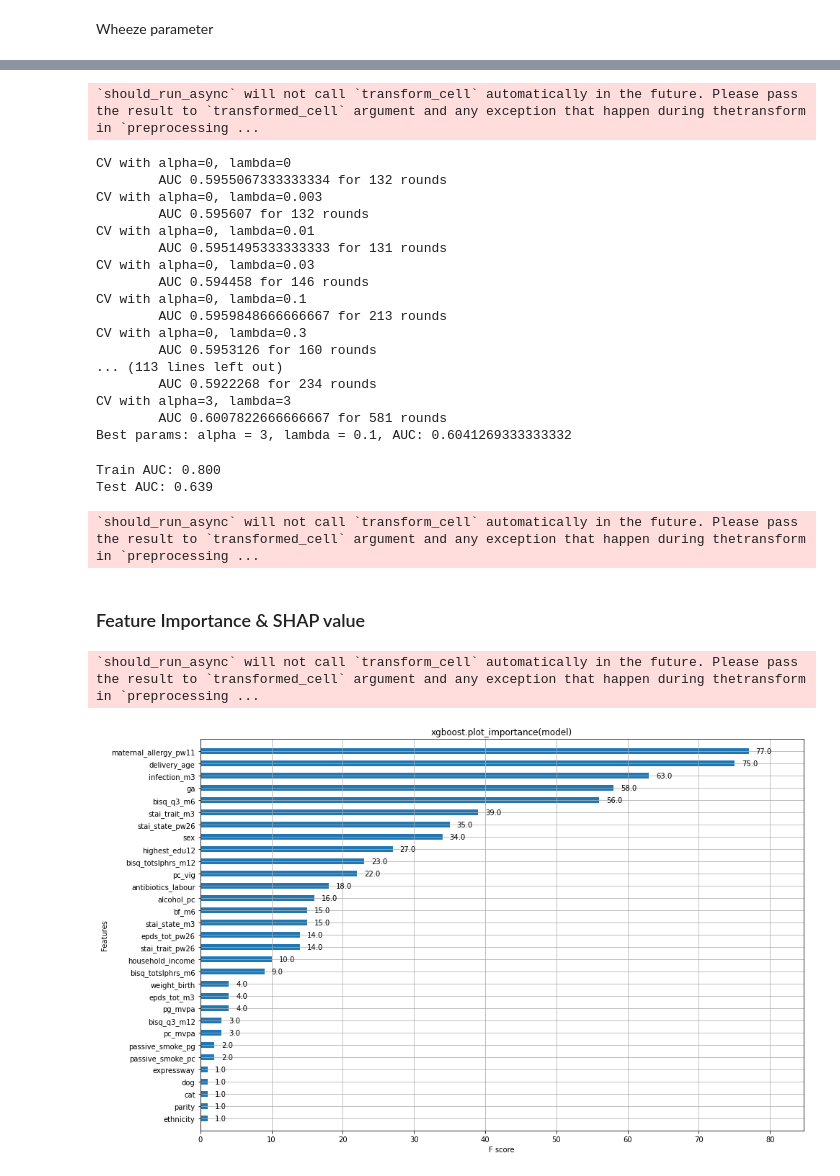
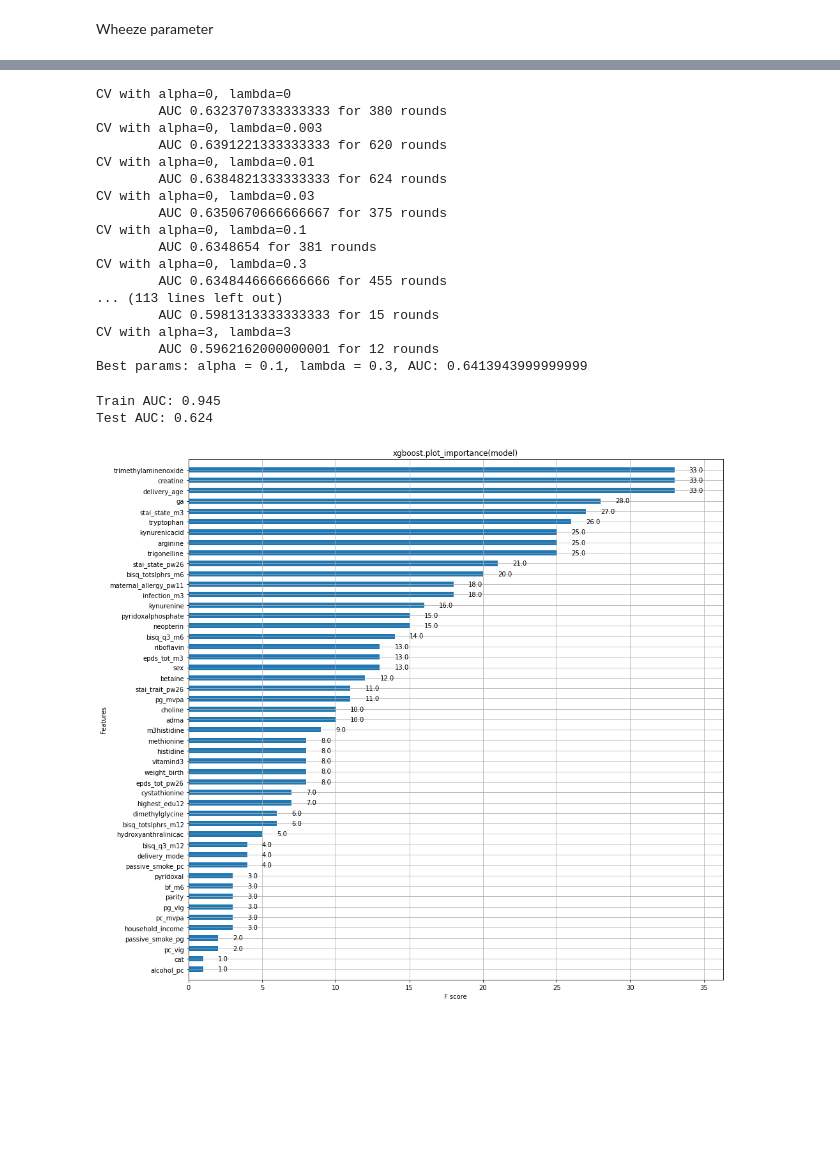
Before and after one commit to nus-mornin-lab/gusto_allergy, a Jupyter notebook: data_analysis/xgboost_ga.ipynb, the cells around one changed output, grey strips where cells are left out. Saved outputs shown, nothing was run; the diff lists cells and outputs as text; code cells hidden in the pictures; blank space fills up the shorter version.

Commit message:
added bevital data

```diff
--- a/data_analysis/xgboost_ga.ipynb
+++ b/data_analysis/xgboost_ga.ipynb
@@ -66,13 +70,13 @@ def load_data(df, label, ordinal=True, tableone=False):
 # to be edited if need different allergy outcomes
 outcome = 'wheeze'
 
-gusto = pd.read_csv('data/gusto_{}_edu12.csv'.format(outcome))
+gusto = pd.read_csv('data/gusto_{}_v3.csv'.format(outcome))
 gusto.loc[gusto['bf_m6'] == 99, 'bf_m6'] = np.nan
 gusto.loc[gusto['ethnicity'] == 4, 'ethnicity'] = np.nan
 #gusto.loc[gusto['highest_edu'] == 1, 'highest_edu'] = 2
 
 
-spresto = pd.read_csv('data/spresto_{}_edu12.csv'.format(outcome))
+spresto = pd.read_csv('data/spresto_{}_v3.csv'.format(outcome))
 spresto.loc[spresto['bf_m6'] == 99, 'bf_m6'] = np.nan
 spresto.loc[spresto['bisq_q3_m12'] == -8888, 'bisq_q3_m12'] = np.nan
 spresto.loc[spresto['bisq_totslphrs_m12'] == -8888, 'bisq_totslphrs_m12'] = np.nan
@@ -85,5 +89,8 @@ spresto.loc[spresto['ethnicity'] == 99, 'ethnicity'] = np.nan
 spresto['ethnicity'] = spresto['ethnicity'].cat.remove_unused_categories()
 
 data = pd.concat([gusto, spresto])
+data.drop(['nicotinicacid', 'cotinine', 'hydroxycotinine'], axis=1, inplace=True)
+data.drop('stai_trait_m3', axis=1, inplace=True)
+print(data.shape)
 data.columns
 # %% [output]
@@ -183,9 +154,9 @@ dX= xgb.DMatrix(X, y, enable_categorical=True)
 dtrain = xgb.DMatrix(X_train, y_train, enable_categorical=True)
 dtest = xgb.DMatrix(X_test, y_test, enable_categorical=True)
 
-param = {"tree_method": "approx", 'max_depth':3, 'min_child_weight': 1, 'objective':'binary:logistic', 'eval_metric': 'auc',
-"eta": 0.01, "subsample": 0.7, 'colsample_bytree': 0.6, 'gamma': 3.3, 'reg_alpha': 1, 'reg_lambda': 3,
+param = {"tree_method": "approx", 'max_depth':4, 'min_child_weight': 5, 'objective':'binary:logistic', 'eval_metric': 'auc',
+"eta": 0.01, "subsample": 0.8, 'colsample_bytree': 0.9, 'gamma': 2.1, 'reg_alpha': 0.03, 'reg_lambda': 0.01,
     "base_score": np.mean(y_train)}
 eval = [(dtrain, "train"), (dtest, "test")]
-booster = xgb.train(param, dtrain, 1500, evals=eval, verbose_eval=20, early_stopping_rounds=400)
+booster = xgb.train(param, dtrain, 1500, evals=eval, verbose_eval=20, early_stopping_rounds=120)
 # %% [output]
@@ -231,9 +193,9 @@ dX= xgb.DMatrix(X, y, enable_categorical=True)
 dtrain = xgb.DMatrix(X_train, y_train, enable_categorical=True)
 dtest = xgb.DMatrix(X_test, y_test, enable_categorical=True)
 
-param = {"tree_method": "approx", 'max_depth':3, 'min_child_weight': 2, 'objective':'binary:logistic', 'eval_metric': 'auc',
-"eta": 0.01, "subsample": 1, 'colsample_bytree': 0.8, 'gamma': 1.4, 'reg_alpha': 0, 'reg_lambda': 1,
+param = {"tree_method": "approx", 'max_depth':3, 'min_child_weight': 3, 'objective':'binary:logistic', 'eval_metric': 'auc',
+"eta": 0.01, "subsample": 1, 'colsample_bytree': 0.7, 'gamma': 2.4, 'reg_alpha': 0, 'reg_lambda': 1,
     "base_score": np.mean(y_train)}
 eval = [(dtrain, "train"), (dtest, "test")]
-booster = xgb.train(param, dtrain, 1500, evals=eval, verbose_eval=20, early_stopping_rounds=250)
+booster = xgb.train(param, dtrain, 1500, evals=eval, verbose_eval=20, early_stopping_rounds=30)
 # %% [output]
@@ -270,9 +224,9 @@ dX= xgb.DMatrix(X, y, enable_categorical=True)
 dtrain = xgb.DMatrix(X_train, y_train, enable_categorical=True)
 dtest = xgb.DMatrix(X_test, y_test, enable_categorical=True)
 
-param = {"tree_method": "approx", 'max_depth':5, 'min_child_weight': 9, 'objective':'binary:logistic', 'eval_metric': 'auc',
-"eta": 0.01, "subsample": 0.8, 'colsample_bytree': 0.9, 'gamma': 3.9, 'reg_alpha': 3, 'reg_lambda': 0.1,
+param = {"tree_method": "approx", 'max_depth':5, 'min_child_weight': 6, 'objective':'binary:logistic', 'eval_metric': 'auc',
+"eta": 0.01, "subsample": 0.7, 'colsample_bytree': 0.6, 'gamma': 3.4, 'reg_alpha': 0.1, 'reg_lambda': 0.3,
     "base_score": np.mean(y_train)}
 eval = [(dtrain, "train"), (dtest, "test")]
-booster = xgb.train(param, dtrain, 1500, evals=eval, verbose_eval=20, early_stopping_rounds=600)
+booster = xgb.train(param, dtrain, 1500, evals=eval, verbose_eval=20, early_stopping_rounds=100)
 # %% [output]
@@ -502,6 +424,6 @@ Best params: gamma = 3.9, AUC: 0.5988239333333334
 # %%
-cv_param = {"tree_method": "approx", 'max_depth': 5, 'min_child_weight': 9, 'colsample_bytree': 0.9, 'objective':'binary:logistic',
-'eval_metric': 'auc',"subsample": 0.8, "base_score": np.mean(y_train), 'eta': 0.01, 'gamma': 3.9}
+cv_param = {"tree_method": "approx", 'max_depth': 5, 'min_child_weight': 6, 'colsample_bytree': 0.6, 'objective':'binary:logistic',
+'eval_metric': 'auc',"subsample": 0.7, "base_score": np.mean(y_train), 'eta': 0.01, 'gamma': 3.4}
 
 
 gridsearch_params = [
@@ -526,7 +448,7 @@ for reg_alpha, reg_lambda in gridsearch_params:
     cv_results = xgb.cv(
         cv_param,
         dtrain,
-        num_boost_round=800,
+        num_boost_round=1000,
         seed=42,
         folds=cv,
         metrics={'auc'},
@@ -542,45 +464,40 @@ for reg_alpha, reg_lambda in gridsearch_params:
         best_params = (reg_alpha, reg_lambda)
 print("Best params: alpha = {}, lambda = {}, AUC: {}".format(best_params[0], best_params[1], max_auc))
 # %% [output]
-`should_run_async` will not call `transform_cell` automatically in the future. Please pass the result to `transformed_cell` argument and any exception that happen during thetransform in `preprocessing ...
+CV with alpha=0, lambda=0
+        AUC 0.6323707333333333 for 380 rounds
+CV with alpha=0, lambda=0.003
+        AUC 0.6391221333333333 for 620 rounds
+CV with alpha=0, lambda=0.01
+        AUC 0.6384821333333333 for 624 rounds
+CV with alpha=0, lambda=0.03
+        AUC 0.6350670666666667 for 375 rounds
+CV with alpha=0, lambda=0.1
+        AUC 0.6348654 for 381 rounds
+CV with alpha=0, lambda=0.3
+        AUC 0.6348446666666666 for 455 rounds
+... (113 lines left out)
+        AUC 0.5981313333333333 for 15 rounds
+CV with alpha=3, lambda=3
+        AUC 0.5962162000000001 for 12 rounds
+Best params: alpha = 0.1, lambda = 0.3, AUC: 0.6413943999999999
-CV with alpha=0, lambda=0
-        AUC 0.5955067333333334 for 132 rounds
-CV with alpha=0, lambda=0.003
-        AUC 0.595607 for 132 rounds
-CV with alpha=0, lambda=0.01
-        AUC 0.5951495333333333 for 131 rounds
-CV with alpha=0, lambda=0.03
-        AUC 0.594458 for 146 rounds
-CV with alpha=0, lambda=0.1
-        AUC 0.5959848666666667 for 213 rounds
-CV with alpha=0, lambda=0.3
-        AUC 0.5953126 for 160 rounds
-... (113 lines left out)
-        AUC 0.5922268 for 234 rounds
-CV with alpha=3, lambda=3
-        AUC 0.6007822666666667 for 581 rounds
-Best params: alpha = 3, lambda = 0.1, AUC: 0.6041269333333332
 # %%
-# auc score
+# dtest = xgb.DMatrix(X_test, y_test, enable_categorical=True)
 train_pred = booster.predict(dtrain)
 test_pred = booster.predict(dtest)
 
 print("Train AUC: %.3f" % roc_auc_score(y_train,train_pred))
 print('Test AUC: %.3f' % roc_auc_score(y_test,test_pred))
 # %% [output]
-Train AUC: 0.800
-Test AUC: 0.639
+Train AUC: 0.945
+Test AUC: 0.624
-`should_run_async` will not call `transform_cell` automatically in the future. Please pass the result to `transformed_cell` argument and any exception that happen during thetransform in `preprocessing ...
-# %% [markdown]
-### Feature Importance & SHAP value
 # %%
-fig, ax = plt.subplots(figsize=(15, 10))
+fig, ax = plt.subplots(figsize=(15, 15))
 xgb.plot_importance(booster, ax, height=0.5)
 plt.title("xgboost.plot_importance(model)")
 plt.show()
 # %% [output]
-`should_run_async` will not call `transform_cell` automatically in the future. Please pass the result to `transformed_cell` argument and any exception that happen during thetransform in `preprocessing ...
-[figure, old version]
+[figure, new version]
 # %%
 # booster.get_score()
 imp_score = list(booster.get_score().values())
```
Also changed, not shown: parts of 52 cells of this notebook, 5 other files.
